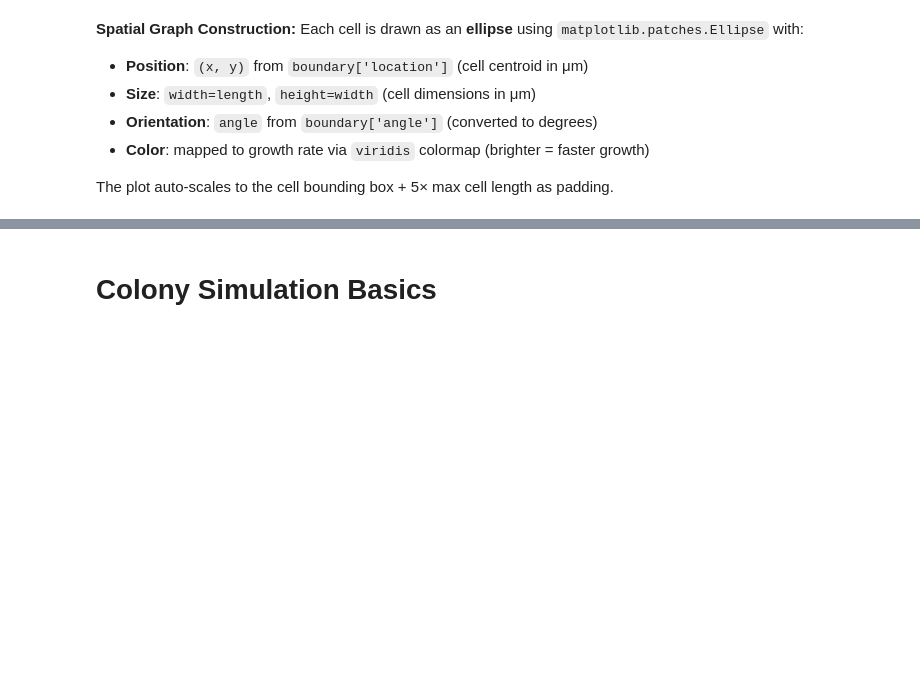
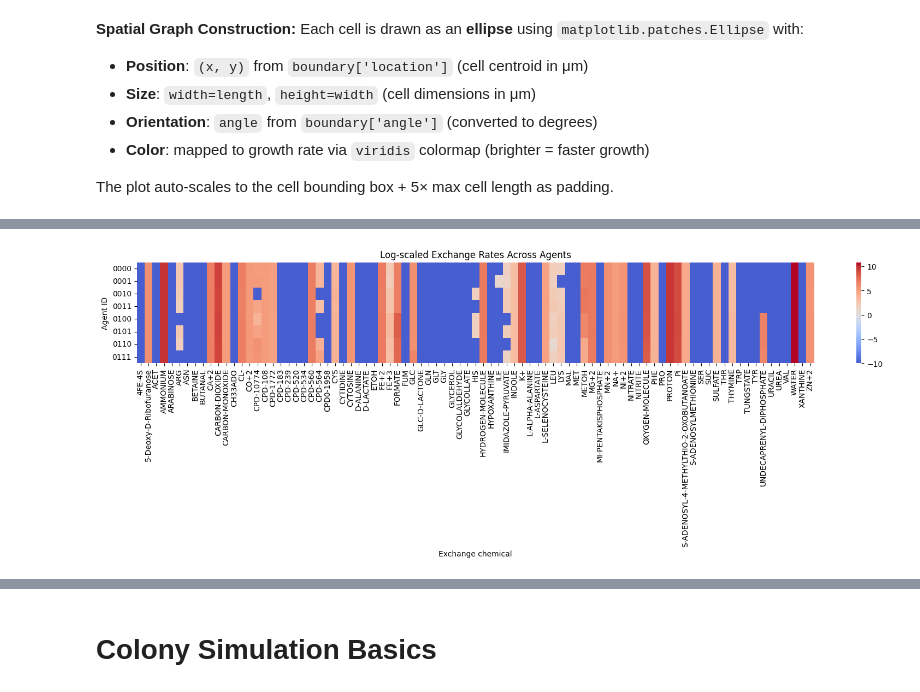
Before and after one commit to katha815/vEcoli-Local, a Jupyter notebook: reading/colony simulation.ipynb, the cells around one changed output, grey strips where cells are left out. Cells and saved outputs as stored; diff of their text form; code cells hidden in the pictures; blank space fills up the shorter version.

```diff
--- a/reading/colony simulation.ipynb
+++ b/reading/colony simulation.ipynb
@@ -1119,0 +1473,33 @@ The plot auto-scales to the cell bounding box + 5× max cell length as padding.
+# %%
+import pandas as pd
+import seaborn as sns
+import matplotlib.pyplot as plt
+import numpy as np
+
+# Build DataFrame: rows=agents, columns=exchange chemicals, values=exchange rates
+exchange_data = []
+for agent_id in agent_ids:
+    env = agents[agent_id].get('environment', {})
+    exchange = env.get('exchange', {})
+    row = {'agent_id': agent_id}
+    for chem, rate in exchange.items():
+        row[chem] = rate
+    exchange_data.append(row)
+
+exchange_df = pd.DataFrame(exchange_data)
+exchange_df = exchange_df.set_index('agent_id').fillna(0)
+
+# Log transform: absolute values only, add small constant to avoid log(0)
+e1 = 1e-10
+log_exchange_df = np.log10(np.abs(exchange_df) + e1)
+
+# Plot heatmap
+plt.figure(figsize=(min(20, 0.5*len(log_exchange_df.columns)), min(12, 0.3*len(log_exchange_df))))
+sns.heatmap(log_exchange_df, cmap='coolwarm', center=0, annot=False)
+plt.xlabel('Exchange chemical')
+plt.ylabel('Agent ID')
+plt.title('Log-scaled Exchange Rates Across Agents')
+plt.tight_layout()
+plt.show()
+# %% [output]
+[figure, added]
```
Also changed, not shown: parts of 28 cells of this notebook, 6 other files.
